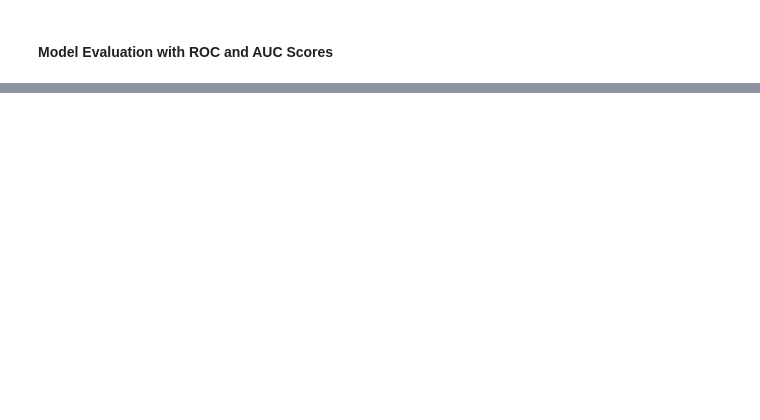
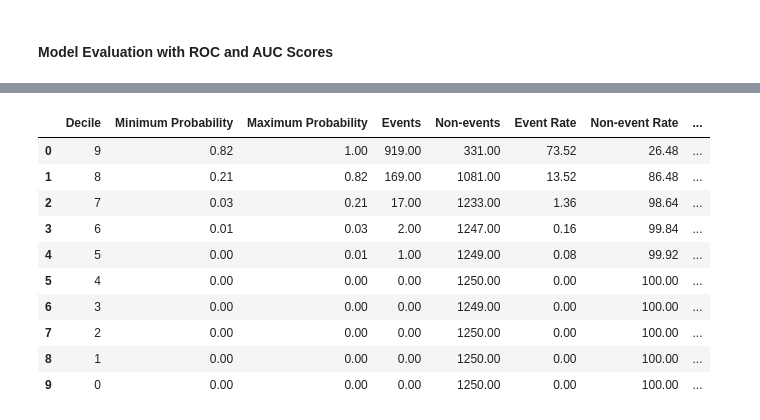
Before and after one commit to abidtalukder/credit-risk-modeling, a Jupyter notebook: notebooks/risk_modeling.ipynb, the cells around one changed output, grey strips where cells are left out. Cells and saved outputs as stored; diff of their text form; code cells hidden in the pictures; blank space fills up the shorter version.

```diff
--- a/notebooks/risk_modeling.ipynb
+++ b/notebooks/risk_modeling.ipynb
@@ -1243,0 +1259,3 @@ plt.show()
+# %%
+df_eval['Decile'] = pd.qcut(df_eval['Default Probability'], 10, labels=False, duplicates='drop')
+df_eval.head(3)
@@ -1243,0 +1279,9 @@ plt.show()
+# %%
+df_decile = df_eval.groupby('Decile').apply(lambda x: pd.Series({
+    'Minimum Probability': x['Default Probability'].min(),
+    'Maximum Probability': x['Default Probability'].max(),
+    'Events': x['Default Truth'].sum(),
+    'Non-events': x['Default Truth'].count() - x['Default Truth'].sum(),
+}))
+df_decile.reset_index(inplace=True)
+df_decile
@@ -1243,0 +1300,4 @@ plt.show()
+# %%
+df_decile['Event Rate'] = df_decile['Events']*100 / (df_decile['Events']+df_decile['Non-events'])
+df_decile['Non-event Rate'] = df_decile['Non-events']*100 / (df_decile['Events']+df_decile['Non-events'])
+df_decile
@@ -1243,0 +1316,3 @@ plt.show()
+# %%
+df_decile = df_decile.sort_values(by='Decile', ascending=False).reset_index(drop=True)
+df_decile
@@ -1243,0 +1331,16 @@ plt.show()
+# %%
+df_decile['Cum Events'] =  df_decile['Events'].cumsum()
+df_decile['Cum Non-events'] =  df_decile['Non-events'].cumsum()
+df_decile
+# %% [output]
+|  | Decile | Minimum Probability | Maximum Probability | Events | Non-events | Event Rate | Non-event Rate | ... |
+| 0 | 9 | 0.82 | 1.00 | 919.00 | 331.00 | 73.52 | 26.48 | ... |
+| 1 | 8 | 0.21 | 0.82 | 169.00 | 1081.00 | 13.52 | 86.48 | ... |
+| 2 | 7 | 0.03 | 0.21 | 17.00 | 1233.00 | 1.36 | 98.64 | ... |
+| 3 | 6 | 0.01 | 0.03 | 2.00 | 1247.00 | 0.16 | 99.84 | ... |
+| 4 | 5 | 0.00 | 0.01 | 1.00 | 1249.00 | 0.08 | 99.92 | ... |
+| 5 | 4 | 0.00 | 0.00 | 0.00 | 1250.00 | 0.00 | 100.00 | ... |
+| 6 | 3 | 0.00 | 0.00 | 0.00 | 1249.00 | 0.00 | 100.00 | ... |
+| 7 | 2 | 0.00 | 0.00 | 0.00 | 1250.00 | 0.00 | 100.00 | ... |
+| 8 | 1 | 0.00 | 0.00 | 0.00 | 1250.00 | 0.00 | 100.00 | ... |
+| 9 | 0 | 0.00 | 0.00 | 0.00 | 1250.00 | 0.00 | 100.00 | ... |
```
Also changed, not shown: parts of 36 cells of this notebook, 1 other file.
